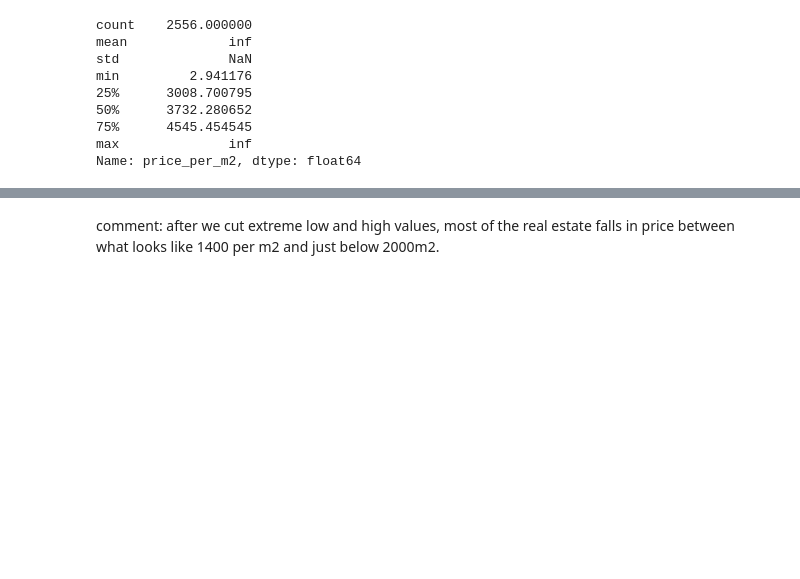
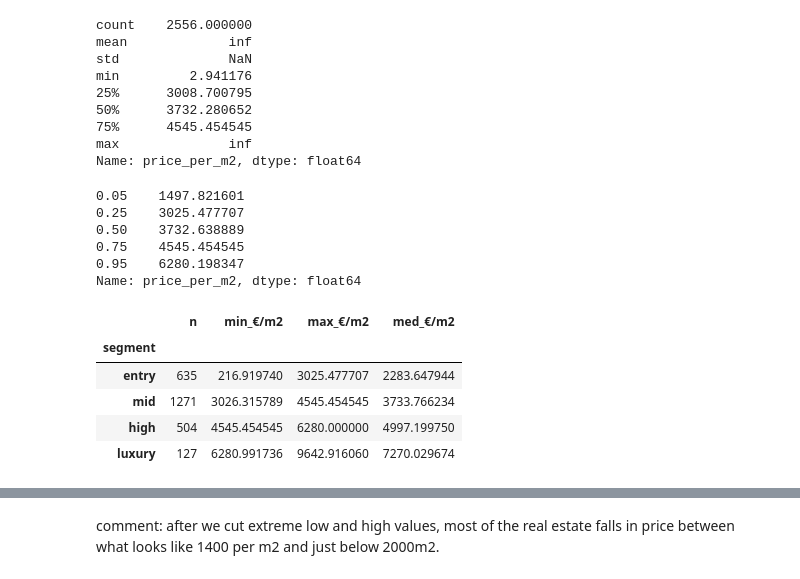
Before and after one commit to Betozaver/analysis_real_estate_LJ, a Jupyter notebook: 02_gurs_ultimate_cleaning_all.ipynb, the cells around one changed output, grey strips where cells are left out. Saved outputs shown, nothing was run; the diff lists cells and outputs as text; code cells hidden in the pictures; blank space fills up the shorter version.

```diff
--- a/02_gurs_ultimate_cleaning_all.ipynb
+++ b/02_gurs_ultimate_cleaning_all.ipynb
@@ -299,3 +295,39 @@ min         2.941176
 75%      4545.454545
 max              inf
 Name: price_per_m2, dtype: float64
+# %%
+# drop infinite and NaN
+clean = df[~df['price_per_m2'].isin([np.inf, -np.inf])].dropna(subset=['price_per_m2'])
+
+# (optionally) drop values that are clearly data‐entry errors
+clean = clean[(clean['price_per_m2'] > 200) & (clean['price_per_m2'] < 10000)]
+# %%
+q = clean['price_per_m2'].quantile([0.05, 0.25, 0.50, 0.75, 0.95])
+print(q)
+# %% [output]
+0.05    1497.821601
+0.25    3025.477707
+0.50    3732.638889
+0.75    4545.454545
+0.95    6280.198347
+Name: price_per_m2, dtype: float64
+# %%
+cuts = [0, 0.25, 0.75, 0.95, 1.00]
+labels = ['entry', 'mid', 'high', 'luxury']
+
+clean['segment'] = pd.qcut(
+    clean['price_per_m2'],
+    q=cuts,
+    labels=labels
+)
+# %%
+clean.groupby('segment')['price_per_m2'] \
+     .agg(['count','min','max','median']) \
+     .rename(columns={'count':'n','min':'min_€/m2','max':'max_€/m2','median':'med_€/m2'})
+# %% [output]
+|  | n | min_€/m2 | max_€/m2 | med_€/m2 |
+| segment |  |  |  |  |
+| entry | 635 | 216.919740 | 3025.477707 | 2283.647944 |
+| mid | 1271 | 3026.315789 | 4545.454545 | 3733.766234 |
+| high | 504 | 4545.454545 | 6280.000000 | 4997.199750 |
+| luxury | 127 | 6280.991736 | 9642.916060 | 7270.029674 |
```
Also changed, not shown: parts of 10 cells of this notebook, 5 other files.
